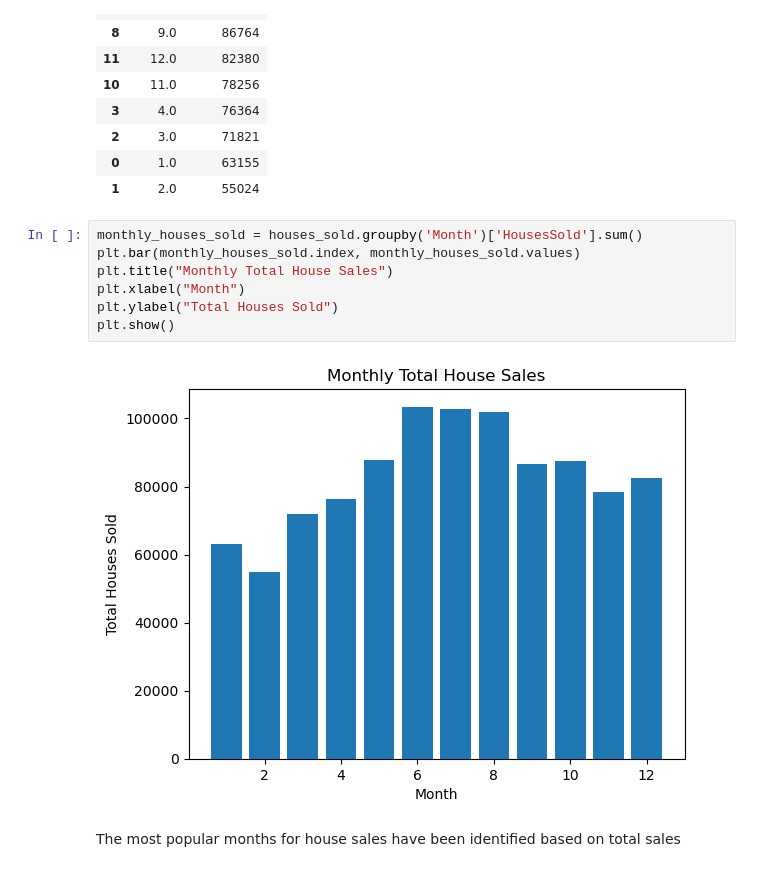
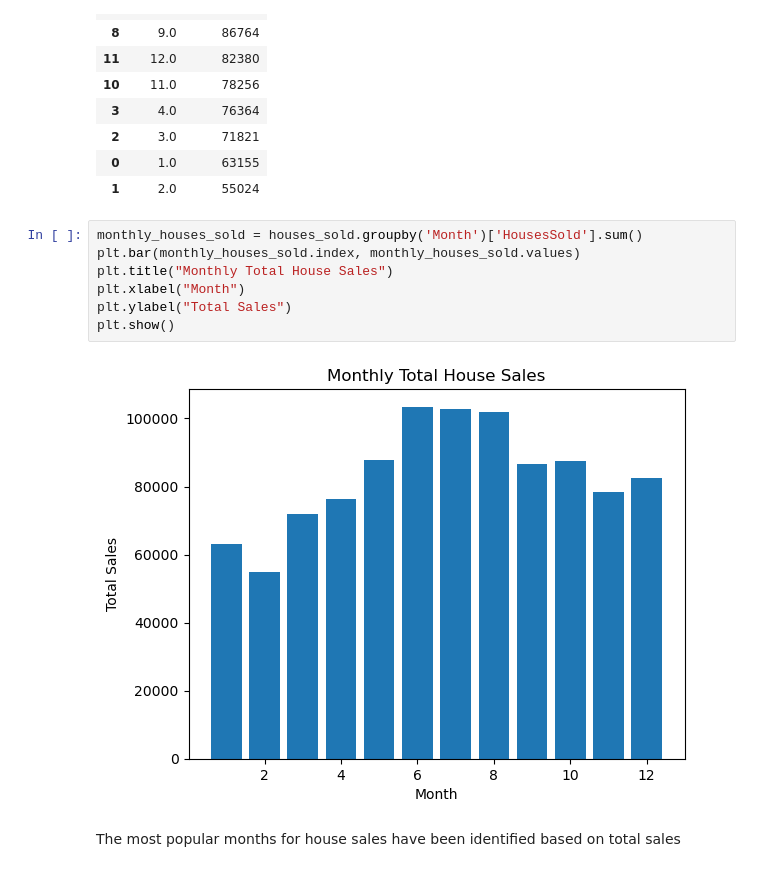
Before and after one commit to alenak2610/RE-market-CT, a Jupyter notebook: All Workbooks/final_proj.ipynb, the cells around one changed output. Saved outputs shown, nothing was run; the diff lists cells and outputs as text.

```diff
--- a/All Workbooks/final_proj.ipynb
+++ b/All Workbooks/final_proj.ipynb
@@ -118,12 +118,12 @@ most_popular_months
 # %%
 monthly_houses_sold = houses_sold.groupby('Month')['HousesSold'].sum()
 plt.bar(monthly_houses_sold.index, monthly_houses_sold.values)
 plt.title("Monthly Total House Sales")
 plt.xlabel("Month")
-plt.ylabel("Total Houses Sold")
+plt.ylabel("Total Sales")
 plt.show()
 # %% [output]
-[figure, old version]
+[figure, new version]
 # %% [markdown]
 The most popular months for house sales have been identified based on total sales
 # %% [markdown]
```
Also changed, not shown: parts of 1 cell of this notebook.
